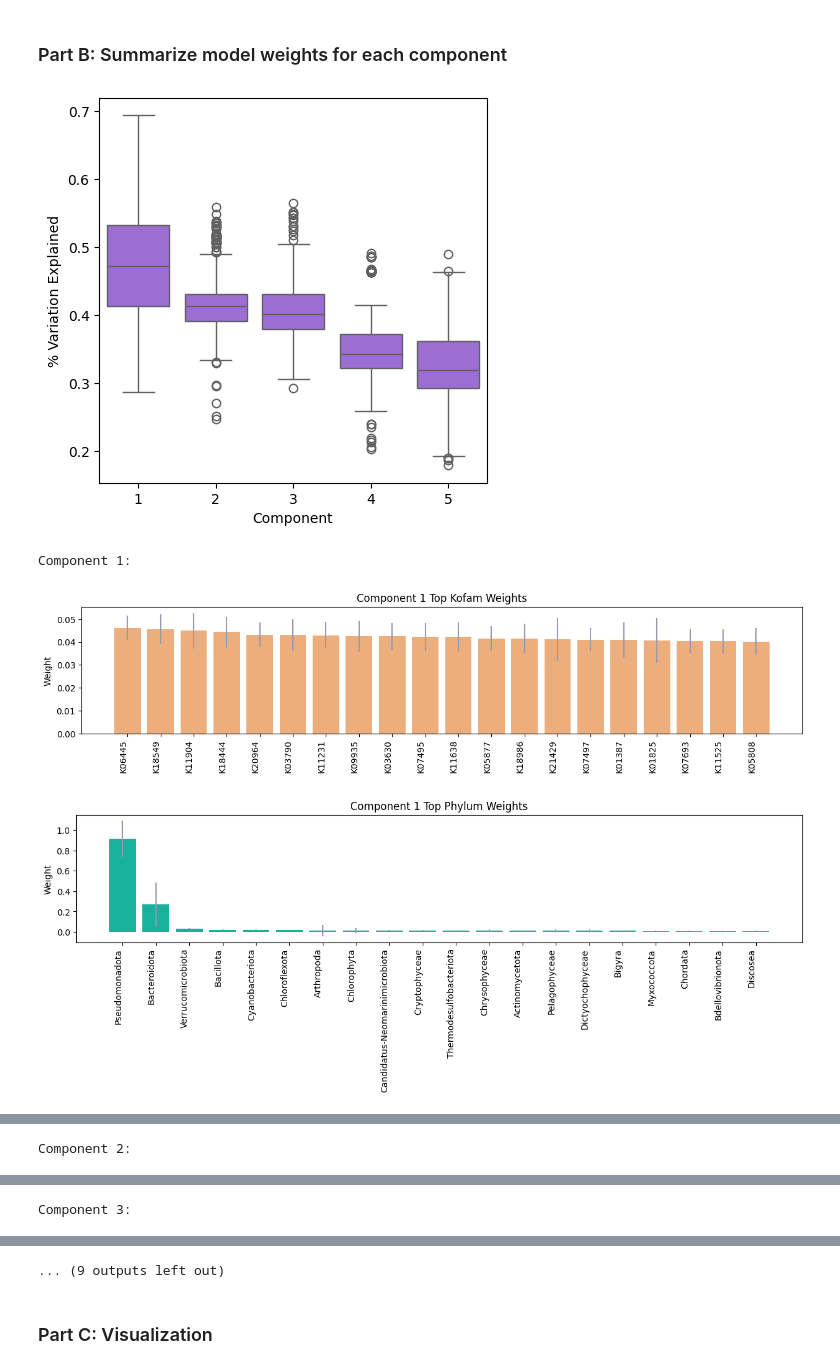
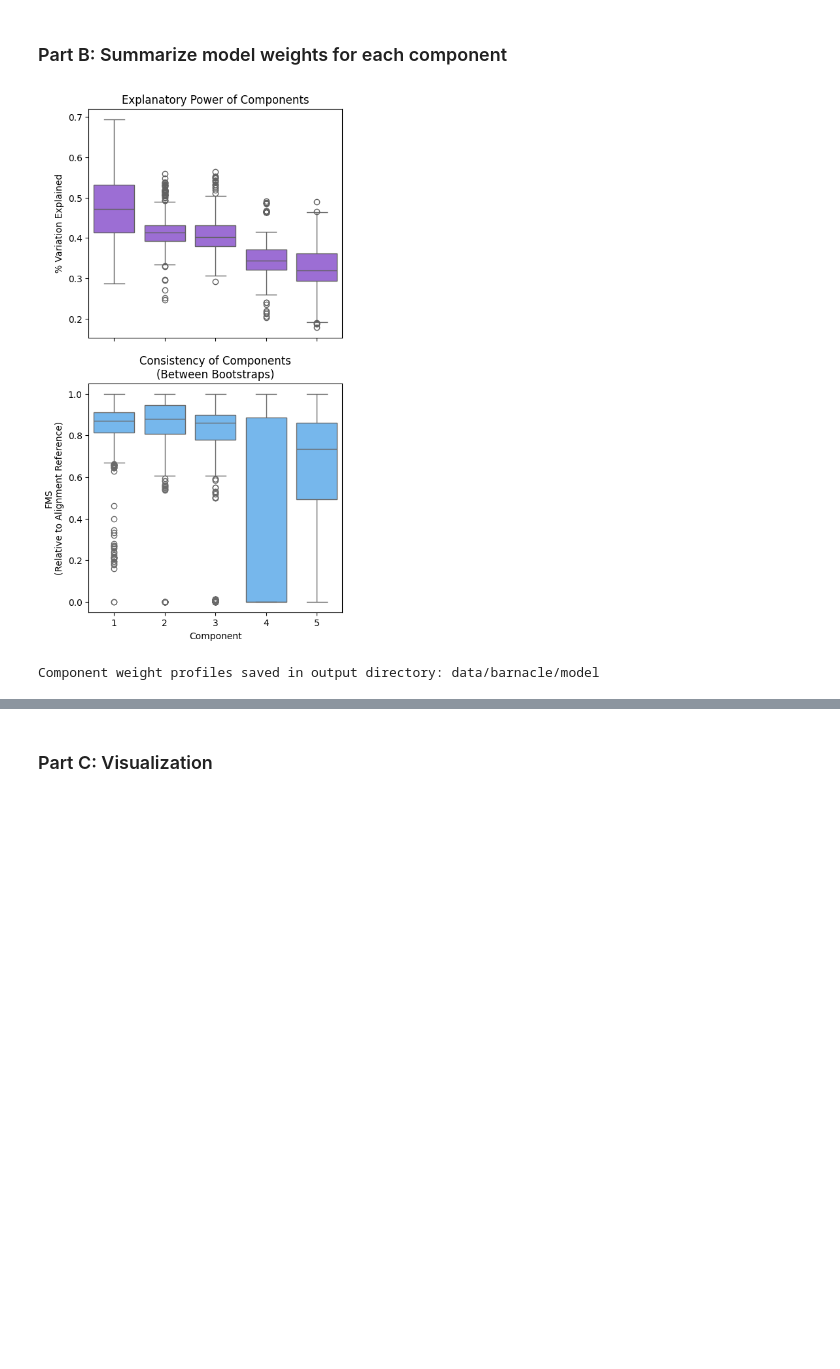
Before and after one commit to blasks/barnacle-boilerplate, a Jupyter notebook: 5-analyze-results.ipynb, the cells around one changed output, grey strips where cells are left out. Drawn from its saved outputs; the diff is of its cells as text; code cells hidden in the pictures; blank space fills up the shorter version.

Commit message:
added component FMS calculations into final model compilation

```diff
--- a/5-analyze-results.ipynb
+++ b/5-analyze-results.ipynb
@@ -151,13 +151,16 @@ All model bootstraps successfully aligned.
 
 # set up data structures
 component_labels = np.arange(optimal_rank) + 1 # 1-based indexing for ease of communication
-weights = {'mode0': [], 'mode1': [], 'component': [], 'pct_var': []}
+weights = {'mode0': [], 'mode1': [], 'component': [], 'pct_var': [], 'fms': []}
 sample_info_df = pd.merge(
     input_ds.sample_id.to_series().reset_index(),
     input_ds.replicate_id.to_series().reset_index(),
     on='sample_replicate_id', how='inner'
 )[['sample_id', 'replicate_id']].rename(columns={'sample_id': 'sample', 'replicate_id': 'replicate'})
 sample_df = pd.DataFrame()
+
+# separate out reference components for component specific FMS score
+ref_components = SparseCPTensor(ref_cp).get_components()
 
 # pull model weights from each bootstrap
 for boot in tqdm(bootstraps, desc='Compiling weights from each bootstrap'):
@@ -182,6 +185,15 @@ for boot in tqdm(bootstraps, desc='Compiling weights from each bootstrap'):
         rep_sample_df['replicate'] = rep
         # concatenate sample weights of all replicates
         boot_sample_df = pd.concat([boot_sample_df, rep_sample_df])
+        # calculate component specific FMS for each component vs reference bootstrap
+        fms_scores = []
+        for i, comp_component in enumerate(SparseCPTensor(subset_cps[rep][boot]).get_components()):
+            # skip the None-type components included for aligning smaller cp tensors
+            if np.all(np.isnan(comp_component.factors[0])):
+                continue
+            # compare components
+            fms_scores.append(tlviz.factor_tools.factor_match_score(comp_component, ref_components[i], consider_weights=False))
+        weights['fms'][boot].append(fms_scores)
     # merge sample info into sample weights dataframe
     boot_sample_df = pd.merge(left=sample_info_df, right=boot_sample_df, on=['sample', 'replicate'], how='left')
     boot_sample_df['bootstrap'] = boot
@@ -219,6 +231,11 @@ ds = xr.Dataset({
             np.array(weights['pct_var']),
             coords=[bootstraps, replicates, component_labels],
             dims=['bootstrap', 'replicate', 'component']
+    ),
+    'fms_component': xr.DataArray(
+            np.array(weights['fms']),
+            coords=[bootstraps, replicates, component_labels],
+            dims=['bootstrap', 'replicate', 'component']
     )
 })
 
@@ -256,52 +273,38 @@ Data variables:
 ### Part B: Summarize model weights for each component
 # %%
 # summarize model weights for each component, and save summaries as csv files
-
-# limit what is visualized
-max_elements = 20    # maximum number of elements visualized in any one component
-max_components = 5    # maximum number of components to show in this visualization
 
 # summarize weights across bootstraps and replicates
 mean_ds = ds.mean(dim=['bootstrap', 'replicate'])    # mean of weights
 std_ds = ds.std(dim=['bootstrap', 'replicate'])    # standard deviation of weights
 med_ds = ds.median(dim=['bootstrap', 'replicate'])    # median of weights
 support_ds = (ds != 0).mean(dim=['bootstrap', 'replicate']) * 100     # bootstrap support (percent of weights nonzero)
 
-# plot relative contribution of components
-fig, axis = plt.subplots(figsize=(min(15, len(ds.component.data)), 5))
-sns.boxplot(ds.percent_variation.to_series().reset_index(), x='component', y='percent_variation', ax=axis);
-axis.set(xlabel='Component', ylabel='% Variation Explained');
+# plot % variation explained and FMS for each component
+fig, axes = plt.subplots(2, 1, figsize=(min(15, len(ds.component.data)), 10), sharex=True)
+sns.boxplot(ds.percent_variation.to_series().reset_index(), x='component', y='percent_variation', ax=axes[0]);
+axes[0].set(title='Explanatory Power of Components', xlabel='Component', ylabel='% Variation Explained');
+sns.boxplot(ds.fms_component.to_series().reset_index(), x='component', y='fms_component', color=sns.color_palette()[8], ax=axes[1]);
+axes[1].set(title='Consistency of Components\n(Between Bootstraps)', xlabel='Component', ylabel='FMS\n(Relative to Alignment Reference)');
 plt.show()
 
 # extract summary of weights for each component
 for component in ds.component.data:
-    print(f"\nComponent {component}:\n")
     if not os.path.isdir(f"{outdir}/component{component}"):
         os.makedirs(f"{outdir}/component{component}")
     for i, mode in enumerate(modes):
         # make dataframe summarizing weights
         df = pd.DataFrame({
             'mean_weight': mean_ds.sel(component=component)[f"{mode}_weights"].to_series(),
             'std_weight': std_ds.sel(component=component)[f"{mode}_weights"].to_series(),
             'median_weight': med_ds.sel(component=component)[f"{mode}_weights"].to_series(),
             'pct_bootstraps_nonzero': support_ds.sel(component=component)[f"{mode}_weights"].to_series(),
         }).sort_values(by=['mean_weight', 'pct_bootstraps_nonzero'], key=abs, ascending=False)
         # drop values with a median weight of zero (equivalent to 50% bootstrap support threshold)
         df = df[~df.median_weight.eq(0)].reset_index()
         # save data
         df.to_csv(f"{outdir}/component{component}/{mode}_weights_summary.csv", index=False)
-        # plot top weights
-        if component <= max_components:
-            df = df.head(max_elements) # just look at top weights
-            df[mode] = df[mode].astype(str) # in case labels aren't strings
-            fig, axis = plt.subplots(figsize=(min(15, len(df)), 3))
-            sns.barplot(df, x=mode, y='mean_weight', color=sns.color_palette()[i+1], legend=False, ax=axis);
-            axis.errorbar(x=df[mode], y=df['mean_weight'], yerr=df['std_weight'], fmt='none', color=sns.color_palette()[5])
-            axis.set(title=f"Component {component} Top {mode.capitalize()} Weights", xlabel=None, ylabel='Weight');
-            fig.autofmt_xdate(rotation=90)
-            plt.show()
+print(f"Component weight profiles saved in output directory: {outdir}")
 # %% [output]
-[figure, old version]
+[figure, new version]
-Component 1:
+Component weight profiles saved in output directory: data/barnacle/model
-[figure, removed]
-[figure, removed]
@@ -309 +310,0 @@ Component 1:
-Component 2:
@@ -313 +310,0 @@ Component 2:
-Component 3:
@@ -316,4 +311,3 @@ Component 3:
-... (9 outputs left out)
 # %% [markdown]
 ### Part C: Visualization
 # %%
```
Also changed, not shown: parts of 3 cells of this notebook.
